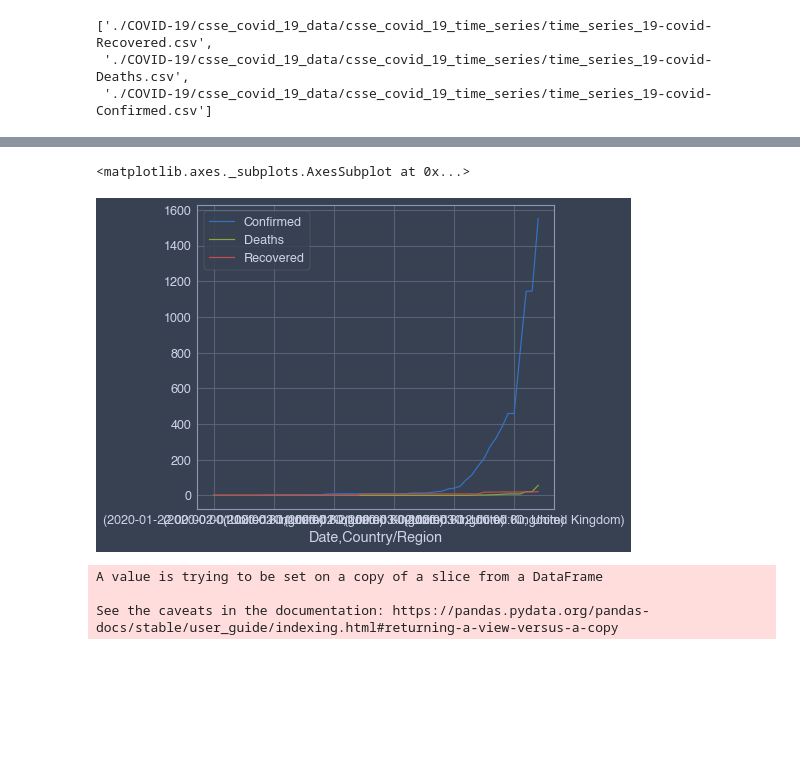
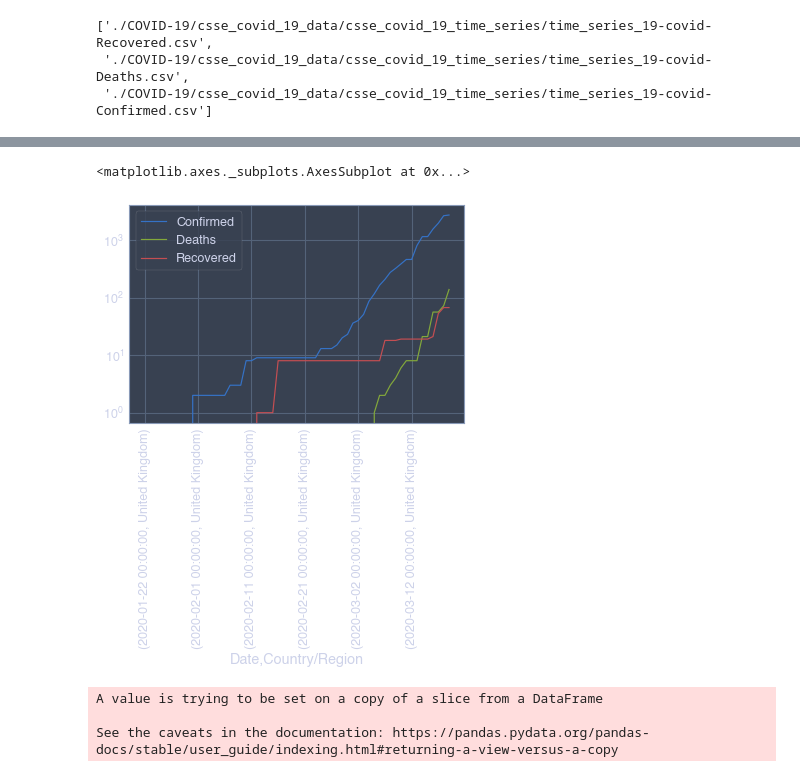
Before and after one commit to alex-rpd/nCoV2019, a Jupyter notebook: nCoV analysis.ipynb, the cells around one changed output, grey strips where cells are left out. Saved outputs shown, nothing was run; the diff lists cells and outputs as text; code cells hidden in the pictures; blank space fills up the shorter version.

```diff
--- a/nCoV analysis.ipynb
+++ b/nCoV analysis.ipynb
@@ -105,10 +107,10 @@ df.shape
 #         pass
 # %%
 df[df['Country/Region'] == 'United Kingdom'].groupby(
-    ['Date', 'Country/Region']).sum()[['Confirmed', 'Deaths', 'Recovered']].plot()
+    ['Date', 'Country/Region']).sum()[['Confirmed', 'Deaths', 'Recovered']].plot(logy = True, rot = 90)
 # %% [output]
 <matplotlib.axes._subplots.AxesSubplot at 0x...>
-[figure, old version]
+[figure, new version]
 # %%
 # Save to pickle
 
```
Also changed, not shown: parts of 29 cells of this notebook, 9 other files.
